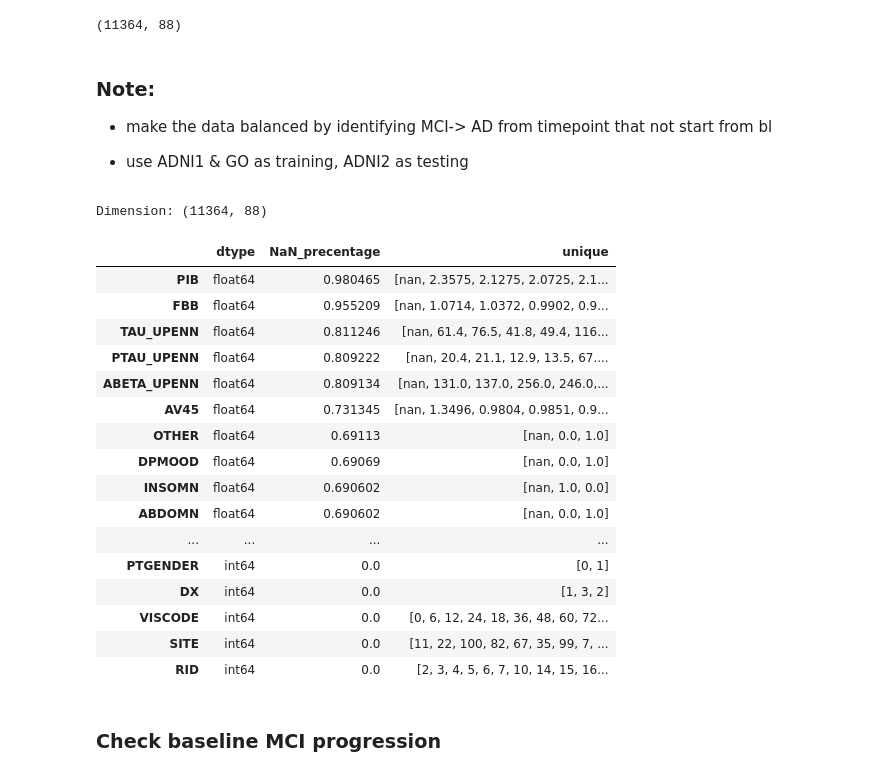
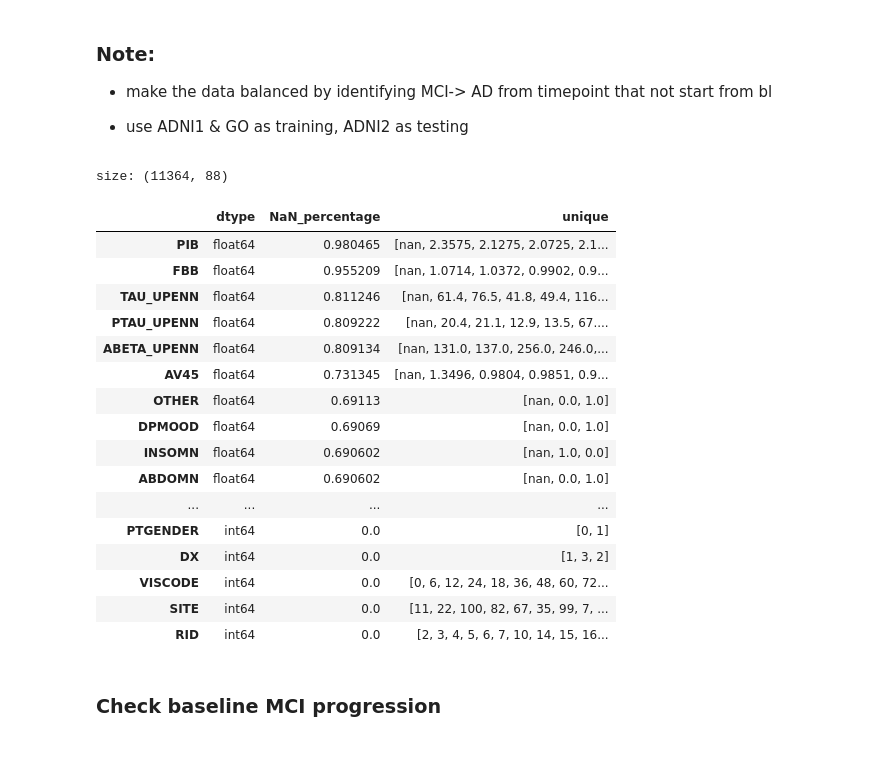
Before and after one commit to tctsung/AD_boosting, a Jupyter notebook: data_augmentation.ipynb, the cells around one changed output. Drawn from its saved outputs; the diff is of its cells as text; code cells hidden in the pictures.

```diff
--- a/data_augmentation.ipynb
+++ b/data_augmentation.ipynb
@@ -6,7 +9,3 @@ import matplotlib.pyplot as plt
 df = pd.read_csv("../clean_data/df_3to1.csv")
 # Warning: for TAU,PTAU, ABETA -> fine, I'm not using them
 df.drop(['ABETA', 'TAU', 'PTAU'], axis=1, inplace=True)
-# %%
-df.shape
-# %% [output]
-(11364, 88)
@@ -25,10 +16,10 @@ def d_overview(df):
 
 - use ADNI1 & GO as training, ADNI2 as testing
 # %%
-display(d_overview(df))
+display(dc.overview(df))
 # %% [output]
-Dimension: (11364, 88)
+size: (11364, 88)
-|  | dtype | NaN_precentage | unique |
+|  | dtype | NaN_percentage | unique |
 | PIB | float64 | 0.980465 | [nan, 2.3575, 2.1275, 2.0725, 2.1... |
 | FBB | float64 | 0.955209 | [nan, 1.0714, 1.0372, 0.9902, 0.9... |
 | TAU_UPENN | float64 | 0.811246 | [nan, 61.4, 76.5, 41.8, 49.4, 116... |
```
Also changed, not shown: parts of 10 cells of this notebook.
